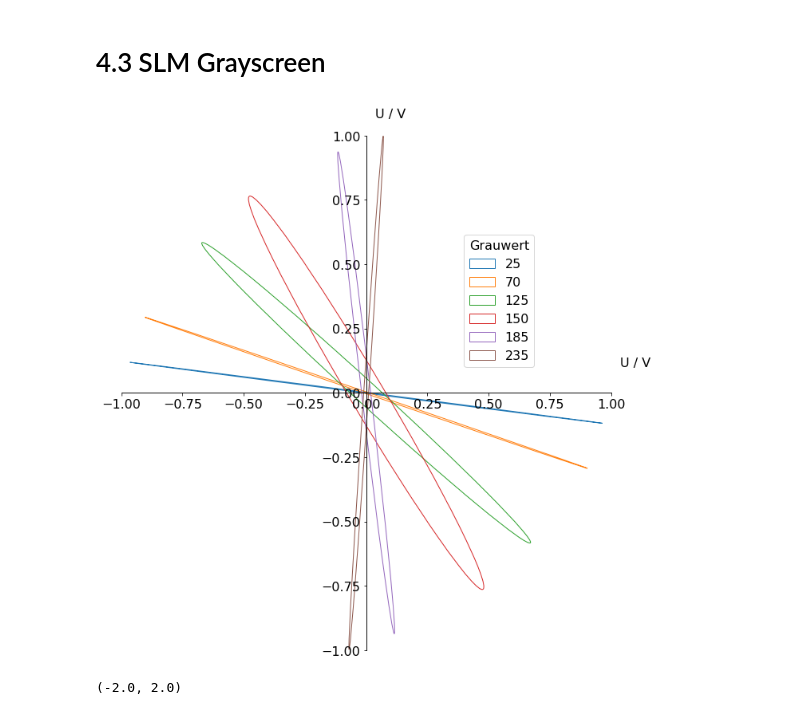
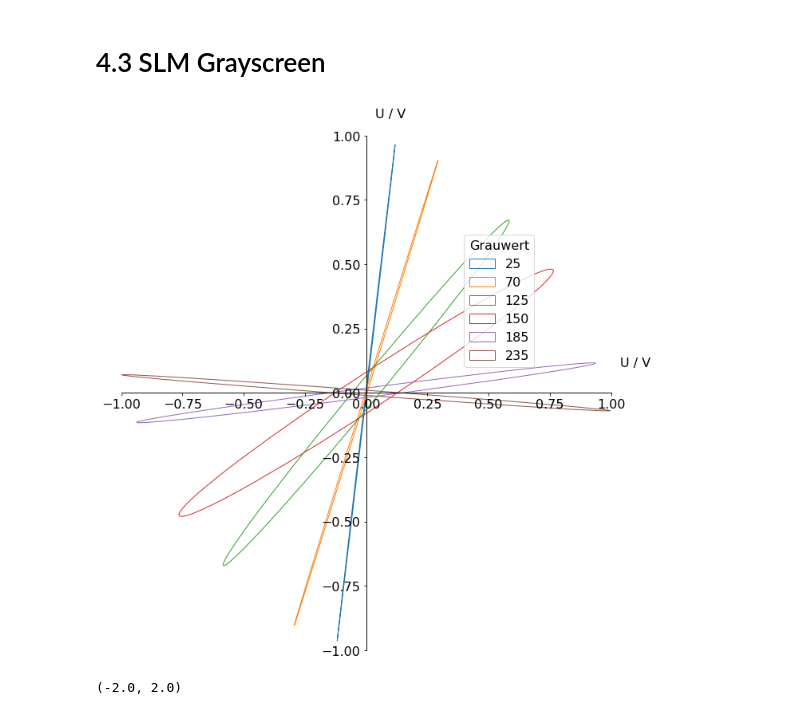
Before and after one commit to T1mors/FPR, a Jupyter notebook: 1 Fourieroptik/Sec4.ipynb, the cells around one changed output. Drawn from its saved outputs; the diff is of its cells as text; code cells hidden in the pictures.

```diff
--- a/1 Fourieroptik/Sec4.ipynb
+++ b/1 Fourieroptik/Sec4.ipynb
@@ -45,28 +45,28 @@ Winkel_min = [81, 73, 48, 33, 9, -2]
 # %%
 # plt.rcParams.update({'xaxis.labellocation': "right"})
 fig, ax = plt.subplots(1,1, figsize=(10,10))
 
-for num, (gw, i, j, w) in enumerate(zip(GW, U_max, U_min, Winkel_max)):
+for num, (gw, i, j, w) in enumerate(zip(GW, U_min, U_max, Winkel_max)):
     e = Ellipse(xy=(0,0), width=2*i, height=2*j, angle=w, label=f"{gw}")
     ax.add_patch(e)
     e.set_facecolor("None")
     e.set_edgecolor(f"C{num}")
 
 ax.set_xlabel("U / V")
 ax.set_ylabel("U / V", rotation = 0)
 ax.set_xlim(-1,1)
 ax.set_ylim(-1,1)
 ax.xaxis.set_label_coords(1.05, 0.57)
 ax.yaxis.set_label_coords(0.55, 1.03)
 
 for spine in ax.spines.values():  # adjust spines on last active axis
     spine.set_position(("data", 0))
 
 ax.legend(title="Grauwert", loc=(0.7,0.55))
 plt.tight_layout()
 plt.savefig("Abb/Sec4_3Grayscreen.png")
 # %% [output]
-[figure, old version]
+[figure, new version]
 # %%
 # plt.rcParams.update({'xaxis.labellocation': "right"})
 fig, ax = plt.subplots(1,1, figsize=(10,10))
```
Also changed, not shown: 11 other files.
